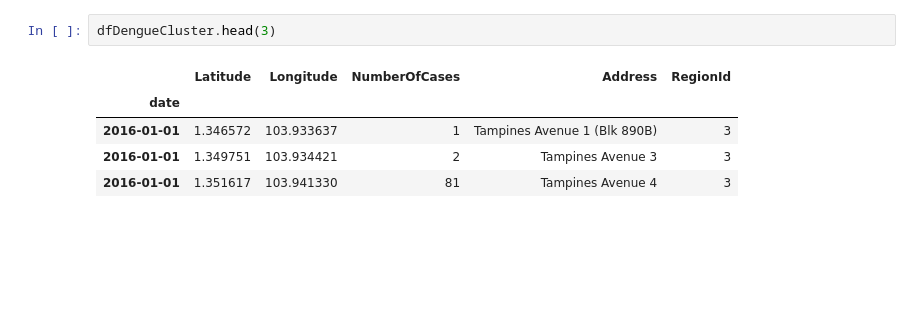
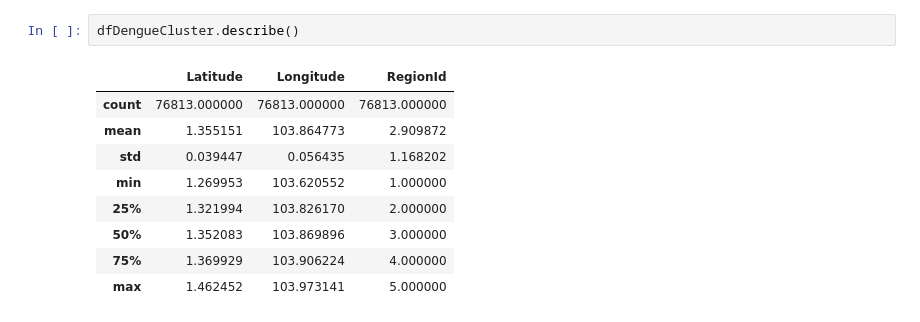
Before and after one commit to arynchoong/MTech-KE-DWBA, a Jupyter notebook: notebooks/DengueClusters.ipynb, the cells around one changed output. Drawn from its saved outputs; the diff is of its cells as text; blank space fills up the shorter version.

```diff
--- a/notebooks/DengueClusters.ipynb
+++ b/notebooks/DengueClusters.ipynb
@@ -12,8 +19,12 @@ dfDengueCluster = pd.read_csv(link, index_col='date', parse_dates=True, dayfirst
-# %%
-dfDengueCluster.head(3)
-# %% [output]
-|  | Latitude | Longitude | NumberOfCases | Address | RegionId |
-| date |  |  |  |  |  |
-| 2016-01-01 | 1.346572 | 103.933637 | 1 | Tampines Avenue 1 (Blk 890B) | 3 |
-| 2016-01-01 | 1.349751 | 103.934421 | 2 | Tampines Avenue 3 | 3 |
-| 2016-01-01 | 1.351617 | 103.941330 | 81 | Tampines Avenue 4 | 3 |
+# %%
+dfDengueCluster.describe()
+# %% [output]
+|  | Latitude | Longitude | RegionId |
+| count | 76813.000000 | 76813.000000 | 76813.000000 |
+| mean | 1.355151 | 103.864773 | 2.909872 |
+| std | 0.039447 | 0.056435 | 1.168202 |
+| min | 1.269953 | 103.620552 | 1.000000 |
+| 25% | 1.321994 | 103.826170 | 2.000000 |
+| 50% | 1.352083 | 103.869896 | 3.000000 |
+| 75% | 1.369929 | 103.906224 | 4.000000 |
+| max | 1.462452 | 103.973141 | 5.000000 |
```
Also changed, not shown: parts of 6 cells of this notebook, 1 other file.
